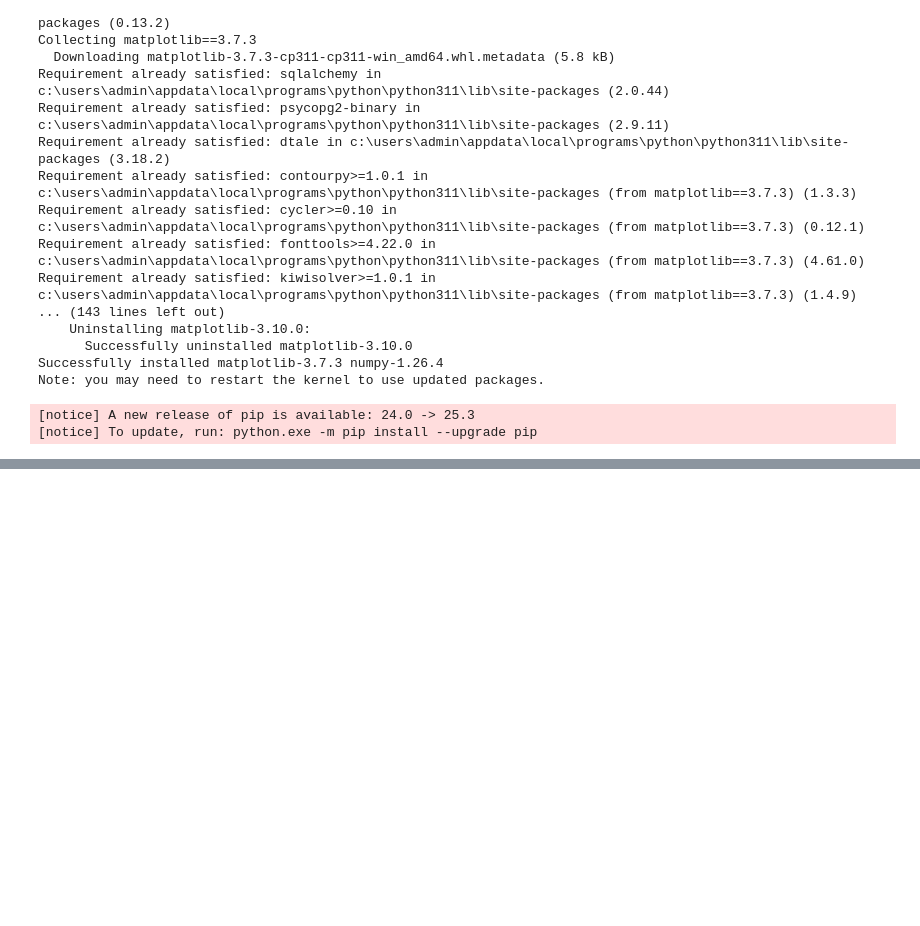
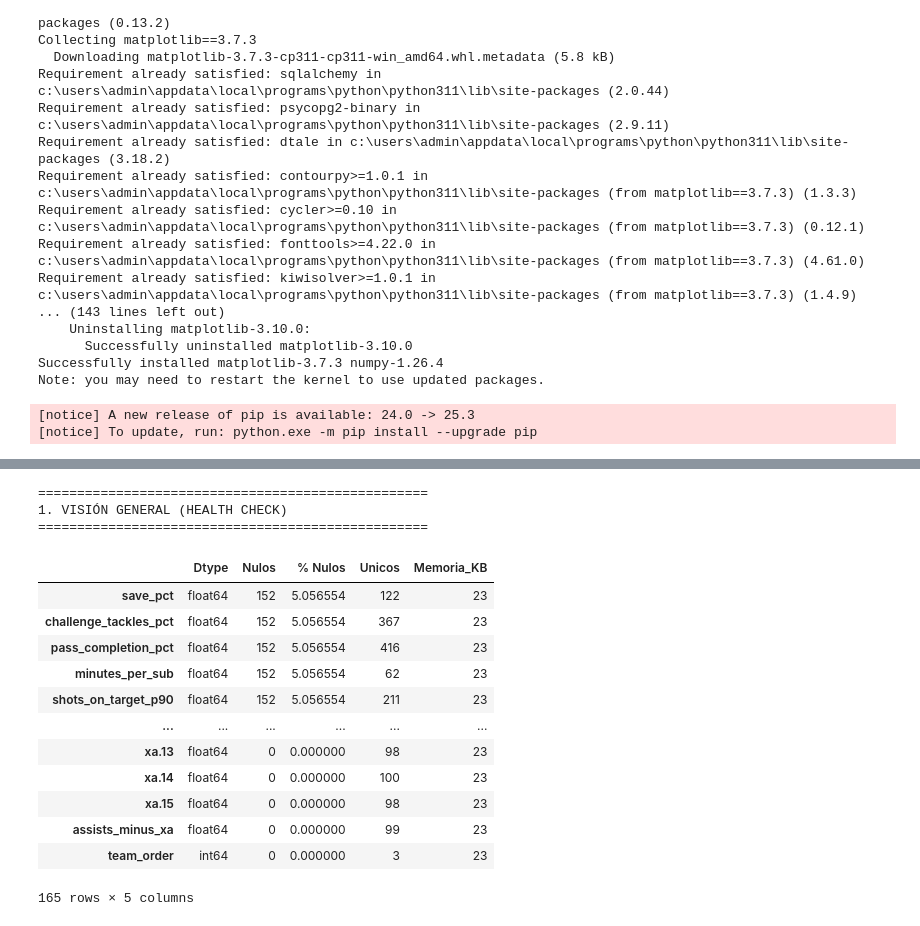
Before and after one commit to RDsanchez-git/Objetive_BallonDor, a Jupyter notebook: notebooks/01_eda_analysis.ipynb, the cells around one changed output, grey strips where cells are left out. Saved outputs shown, nothing was run; the diff lists cells and outputs as text; code cells hidden in the pictures; blank space fills up the shorter version.

```diff
--- a/notebooks/01_eda_analysis.ipynb
+++ b/notebooks/01_eda_analysis.ipynb
@@ -107,28 +113,53 @@ df.head(-10)
 # %%
 # ==============================================================================
-# PARTE 1: ANÁLISIS GENERAL (MACRO-ESTRUCTURA)
+# PARTE 1: ANÁLISIS DE INTEGRIDAD Y ESTRUCTURAL DE LOS DATOS
 # ==============================================================================
 print("\n" + "="*50)
 print("1. VISIÓN GENERAL (HEALTH CHECK)")
 print("="*50)
 
 # A. Integridad de la Base (Nulos)
-# Nota: Como hicimos fillna(0) en el ETL, buscamos "ceros excesivos" que podrían ser nulos disfrazados
-print("\n--- A. Integridad de Datos ---")
-nulos = df.isnull().sum().sum()
-print(f"Total de valores Nulos (NaN) en la base: {nulos}")
-print("(Si es 0, es porque el ETL hizo su trabajo rellenando con ceros)")
 
-# B. Estadística Descriptiva Global
-print("\n--- B. Resumen Estadístico Global (Top Variables) ---")
-# Seleccionamos algunas clave para no saturar la pantalla
-cols_desc = ['age', 'minutes_played', 'goals', 'assists', 'xg', 'tackles_total', 'saves']
-print(df[cols_desc].describe().round(2))
+def elite_audit(df):
+    """
+    Genera un reporte de salud básico del dataframe.
+    """
+    # 1. Tipos de datos
+    audit = pd.DataFrame(df.dtypes, columns=['Dtype'])
 
-# C. Distribución de Minutos (El Filtro Maestro)
-plt.figure(figsize=(12, 5))
-sns.histplot(df['minutes_played'], bins=60, kde=True, color='#2c3e50')
-plt.axvline(450, color='red', linestyle='--', label='Frontera de Relevancia (450 min)')
-plt.title('1.C. Histograma de Minutos: La Montaña de los Suplentes', fontsize=14, fontweight='bold')
-plt.legend()
-plt.show()
+    # 2. Conteo de nulos y porcentaje
+    audit['Nulos'] = df.isnull().sum()
+    audit['% Nulos'] = (df.isnull().sum() / len(df)) * 100
+
+    # 3. Valores únicos (Cardinalidad)
+    audit['Unicos'] = df.nunique()
+
+    # 4. Memoria (opcional, bueno para Big Data)
+    audit['Memoria_KB'] = df.memory_usage(deep=True) // 1024
+
+
+    return audit.sort_values(by='% Nulos', ascending=False)
+
+
+
+# Ejecución de la auditoría
+
+reporte = elite_audit(df)
+display(reporte)
+# %% [output]
+==================================================
+1. VISIÓN GENERAL (HEALTH CHECK)
+==================================================
+|  | Dtype | Nulos | % Nulos | Unicos | Memoria_KB |
+| save_pct | float64 | 152 | 5.056554 | 122 | 23 |
+| challenge_tackles_pct | float64 | 152 | 5.056554 | 367 | 23 |
+| pass_completion_pct | float64 | 152 | 5.056554 | 416 | 23 |
+| minutes_per_sub | float64 | 152 | 5.056554 | 62 | 23 |
+| shots_on_target_p90 | float64 | 152 | 5.056554 | 211 | 23 |
+| ... | ... | ... | ... | ... | ... |
+| xa.13 | float64 | 0 | 0.000000 | 98 | 23 |
+| xa.14 | float64 | 0 | 0.000000 | 100 | 23 |
+| xa.15 | float64 | 0 | 0.000000 | 98 | 23 |
+| assists_minus_xa | float64 | 0 | 0.000000 | 99 | 23 |
+| team_order | int64 | 0 | 0.000000 | 3 | 23 |
+165 rows × 5 columns
```
Also changed, not shown: parts of 10 cells of this notebook, 3 other files.
